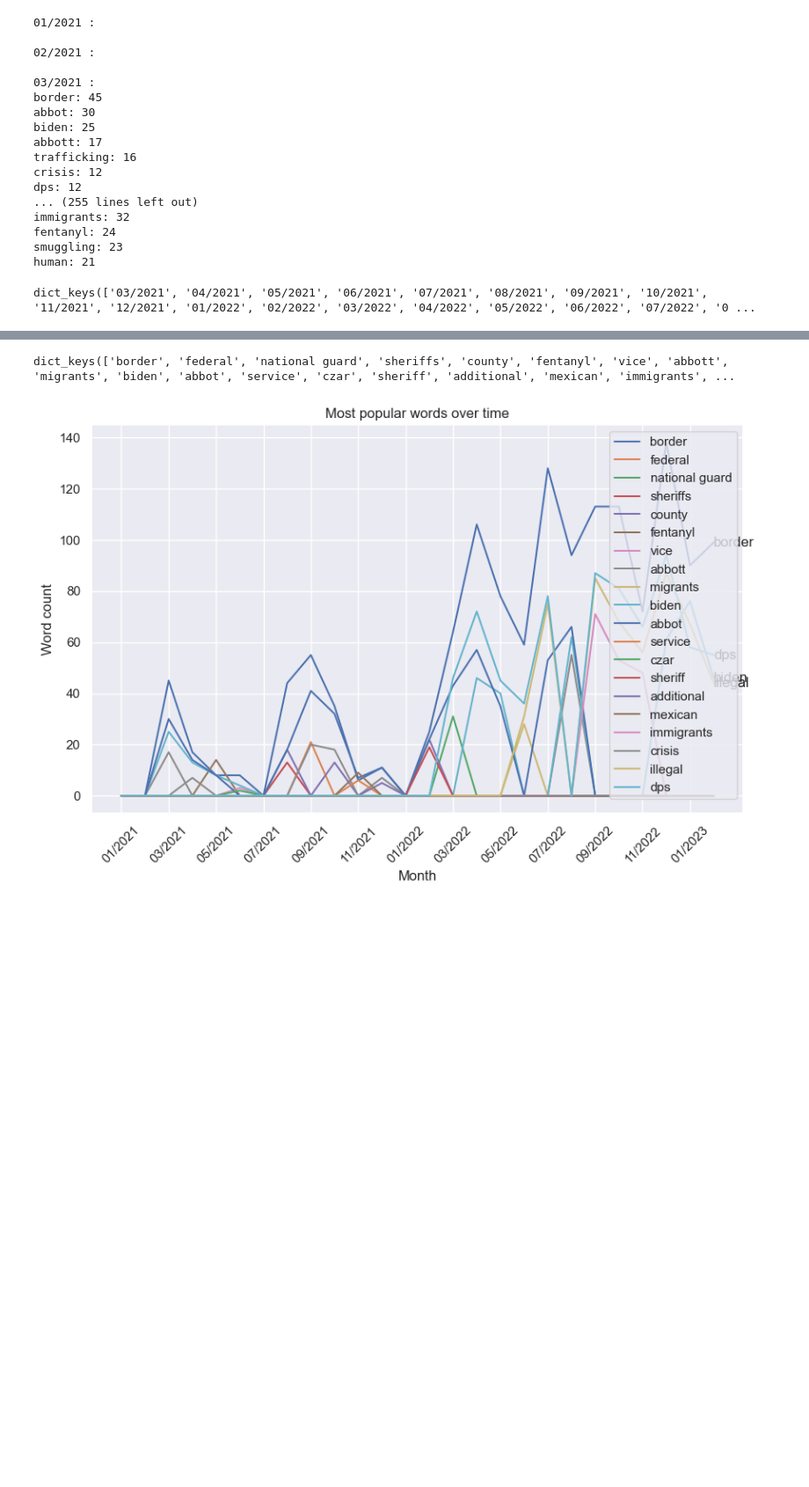
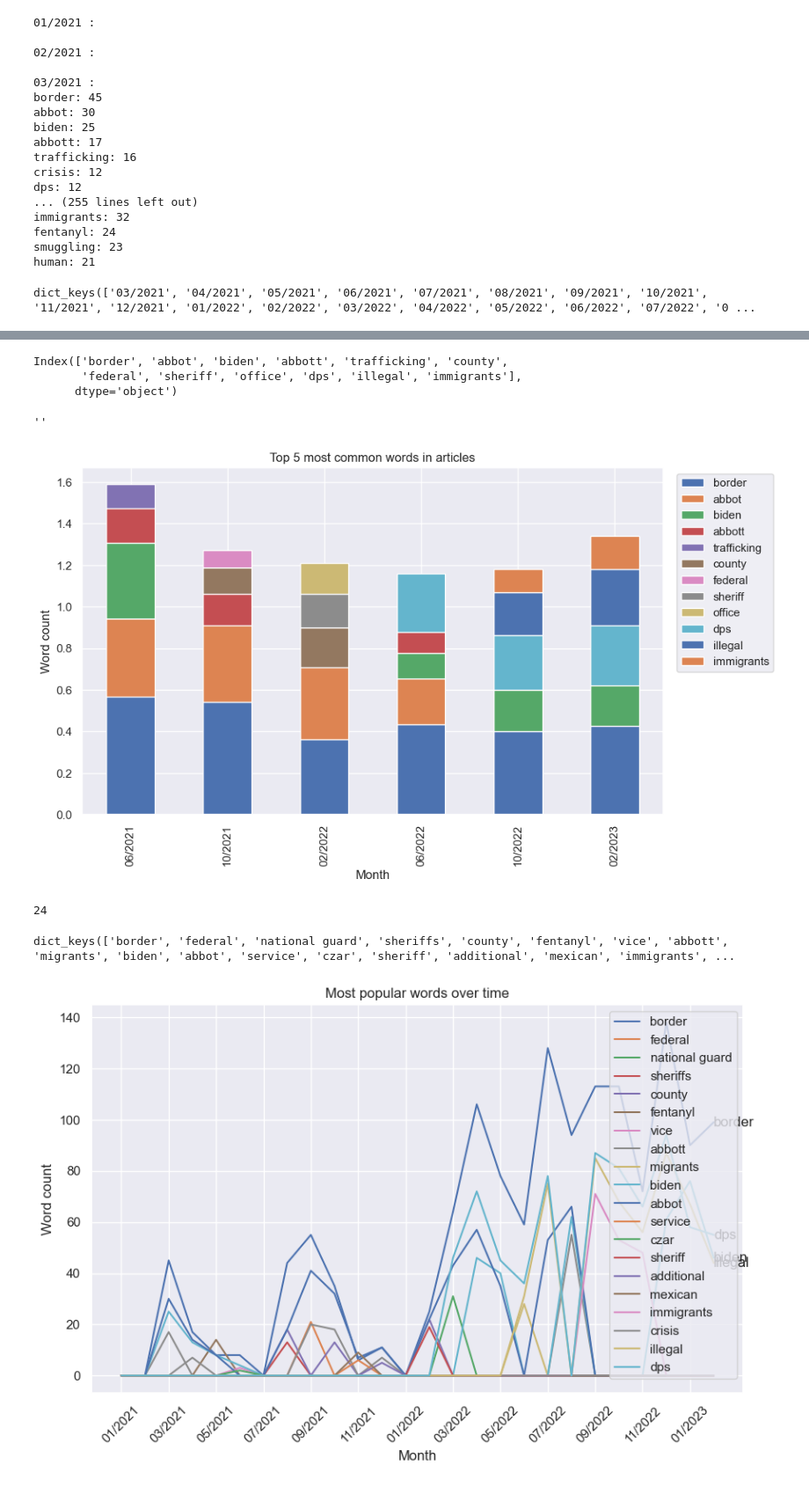
Before and after one commit to djryn/OLS_resesarch, a Jupyter notebook: Gov_scrape.ipynb, the cells around one changed output, grey strips where cells are left out. Shown at 88% size. Saved outputs shown, nothing was run; the diff lists cells and outputs as text; code cells hidden in the pictures; blank space fills up the shorter version.

Commit message:
created stacked bar chart

```diff
--- a/Gov_scrape.ipynb
+++ b/Gov_scrape.ipynb
@@ -316,6 +316,7 @@ tokenizer = RegexpTokenizer(r'\b[^\d\W]+\b')
 pattern = [r'\bfox\snews\b', r'\brio\sgrande\b', r'\bnational\sguard\b']
 
 month_freqs = {}
+month_totals = {}
 
 # define words to replace
 words_to_replace = {
@@ -348,6 +349,7 @@ for _,d,t in all_results_np:
     filtered_tokens = [token for token in new_tokens if token not in stop_words]
     fdist = FreqDist(filtered_tokens)
     month_freqs[d] = fdist
+    month_totals[d] = len(new_tokens)
 
 for k, v in month_freqs.items():
     print(k, ':')
@@ -385,3 +434,58 @@ dict_keys(['03/2021', '04/2021', '05/2021', '06/2021', '07/2021', '08/2021', '09
+# %%
+df.columns
+# %% [output]
+Index(['border', 'abbot', 'biden', 'abbott', 'trafficking', 'county',
+       'federal', 'sheriff', 'office', 'dps', 'illegal', 'immigrants'],
+      dtype='object')
+# %%
+ax.g
+# %% [output]
+''
+# %%
+import pandas as pd
+import math
+
+df = pd.DataFrame(group_months).T
+
+# Plot the chart
+ax = df.plot.bar(stacked=True, figsize=(10, 6))
+
+# Add word labels to each block
+# for i, row in enumerate(df.values):
+#     y_pos = row.sum()
+#     print(y_pos)
+# for i, bar in enumerate(ax.patches):
+#     # print(bar.get_label())
+#     ax.text(
+#       # Put the text in the middle of each bar. get_x returns the start
+#       # so we add half the width to get to the middle.
+#       bar.get_x() + bar.get_width() / 2,
+#       # Vertically, add the height of the bar to the start of the bar,
+#       # along with the offset.
+#       bar.get_height() + bar.get_y()-0.05,
+#       # This is actual value we'll show.
+#       'kachow',
+#       # Center the labels and style them a bit.
+#       ha='center',
+#       color='w',
+#       weight='bold'
+#   )
+
+ax.legend(loc='upper right', bbox_to_anchor=(1.2,1), ncol=1)
+
+# Add labels and title
+ax.set_xlabel('Month')
+ax.set_ylabel('Word count')
+ax.set_title('Top 5 most common words in articles')
+
+plt.savefig('images/Gov/stacked_bar.png')
+plt.show()
+# %% [output]
+[figure, added]
+# %%
+len(month_freqs.keys())
+# %% [output]
+24
 # %%
 # Get the unique set of words from all the top words
 unique_words = set()
```
Also changed, not shown: parts of 4 cells of this notebook, 1 other file.
